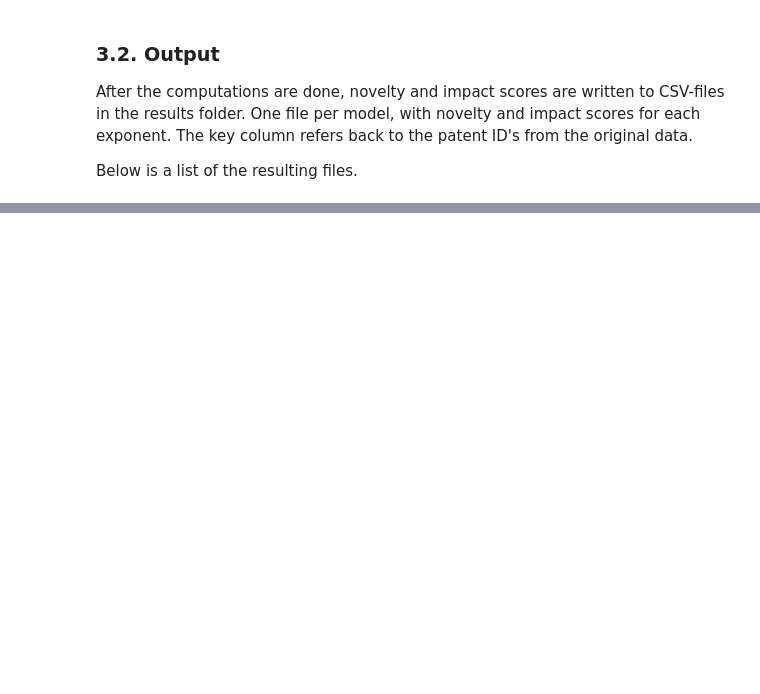
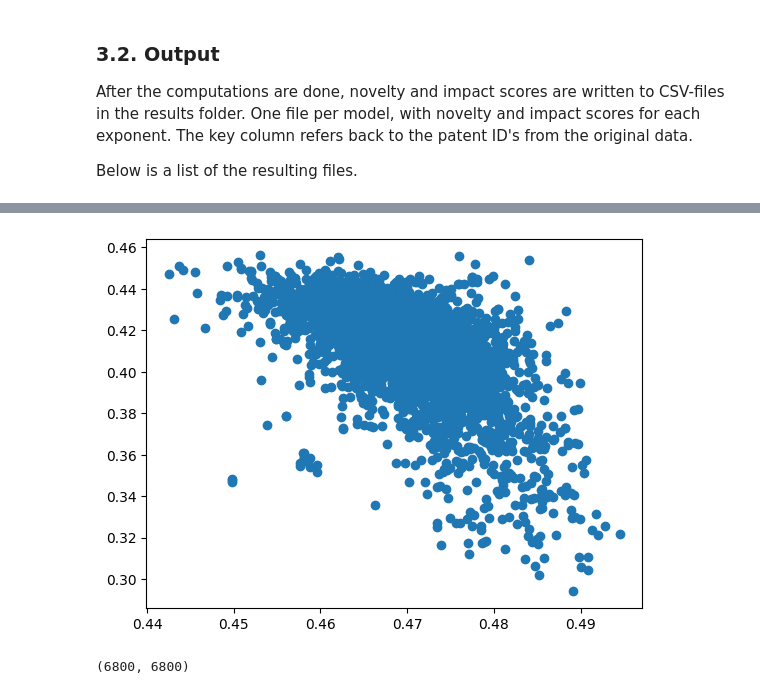
Before and after one commit to smildiner/green-patents, a Jupyter notebook: preprocessing/01_get_embeddings.ipynb, the cells around one changed output, grey strips where cells are left out. Saved outputs shown, nothing was run; the diff lists cells and outputs as text; code cells hidden in the pictures; blank space fills up the shorter version.

```diff
--- a/preprocessing/01_get_embeddings.ipynb
+++ b/preprocessing/01_get_embeddings.ipynb
@@ -553,0 +720,3 @@ Below is a list of the resulting files.
+# %%
+impact_tfidf = pd.read_csv(Path(f"{results_fp}/impact-tfidf.csv"))
+impact_doc2vec = pd.read_csv(Path(f"{results_fp}/impact-doc2vec.csv"))
@@ -553,0 +732,15 @@ Below is a list of the resulting files.
+# %%
+# import matplotlib.pyplot as plt
+# plt.subplot()
+# plt.scatter(x=impact_tfidf["impact-1.0"],y=impact_doc2vec["impact-1.0"])
+# plt.show()
+
+plt.scatter(x=impact_tfidf["novelty-1.0"],y=impact_doc2vec["novelty-1.0"])
+plt.show()
+# %% [output]
+[figure, added]
+# %%
+import numpy as np
+np.corrcoef(impact_tfidf,impact_doc2vec)
+# %% [output]
+(6800, 6800)
```
Also changed, not shown: parts of 12 cells of this notebook.
